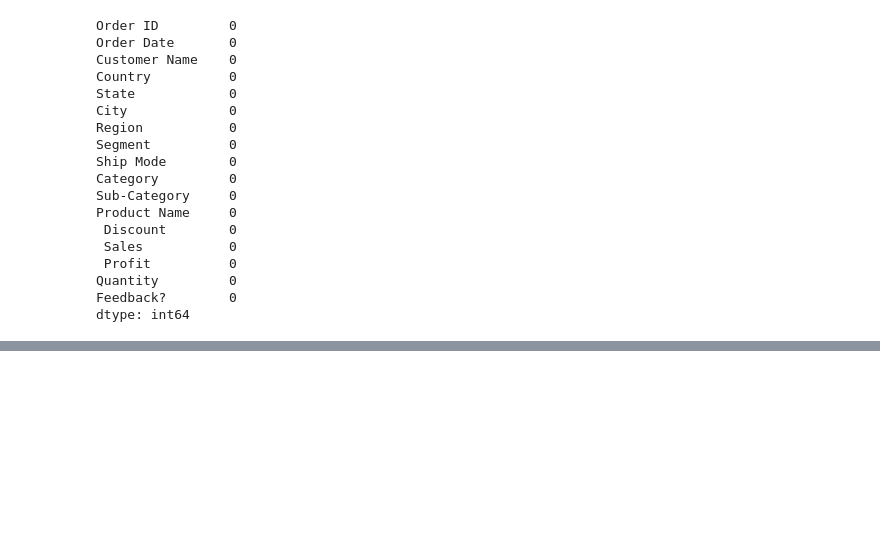
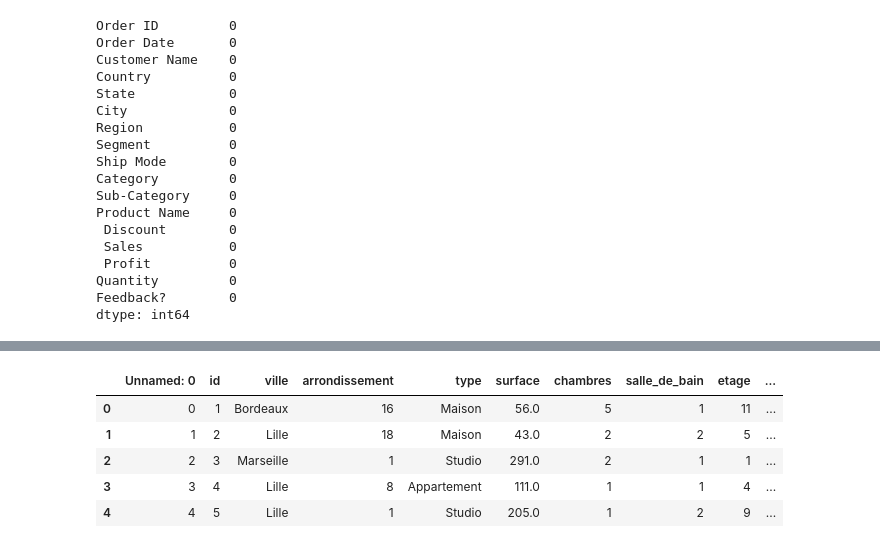
Before and after one commit to Diaure/Business-case-Market-Price-Retail, a Jupyter notebook: analysis.ipynb, the cells around one changed output, grey strips where cells are left out. Cells and saved outputs as stored; diff of their text form; code cells hidden in the pictures; blank space fills up the shorter version.

```diff
--- a/analysis.ipynb
+++ b/analysis.ipynb
@@ -123,0 +186,13 @@ resultat
+# %%
+import pandas as pd
+
+df_immo = pd.read_csv('http://sc-e.fr/c075/immo_db075.csv')
+
+df_immo.head(5)
+# %% [output]
+|  | Unnamed: 0 | id | ville | arrondissement | type | surface | chambres | salle_de_bain | etage | ... |
+| 0 | 0 | 1 | Bordeaux | 16 | Maison | 56.0 | 5 | 1 | 11 | ... |
+| 1 | 1 | 2 | Lille | 18 | Maison | 43.0 | 2 | 2 | 5 | ... |
+| 2 | 2 | 3 | Marseille | 1 | Studio | 291.0 | 2 | 1 | 1 | ... |
+| 3 | 3 | 4 | Lille | 8 | Appartement | 111.0 | 1 | 1 | 4 | ... |
+| 4 | 4 | 5 | Lille | 1 | Studio | 205.0 | 1 | 2 | 9 | ... |
```
Also changed, not shown: parts of 13 cells of this notebook, 6 other files.
